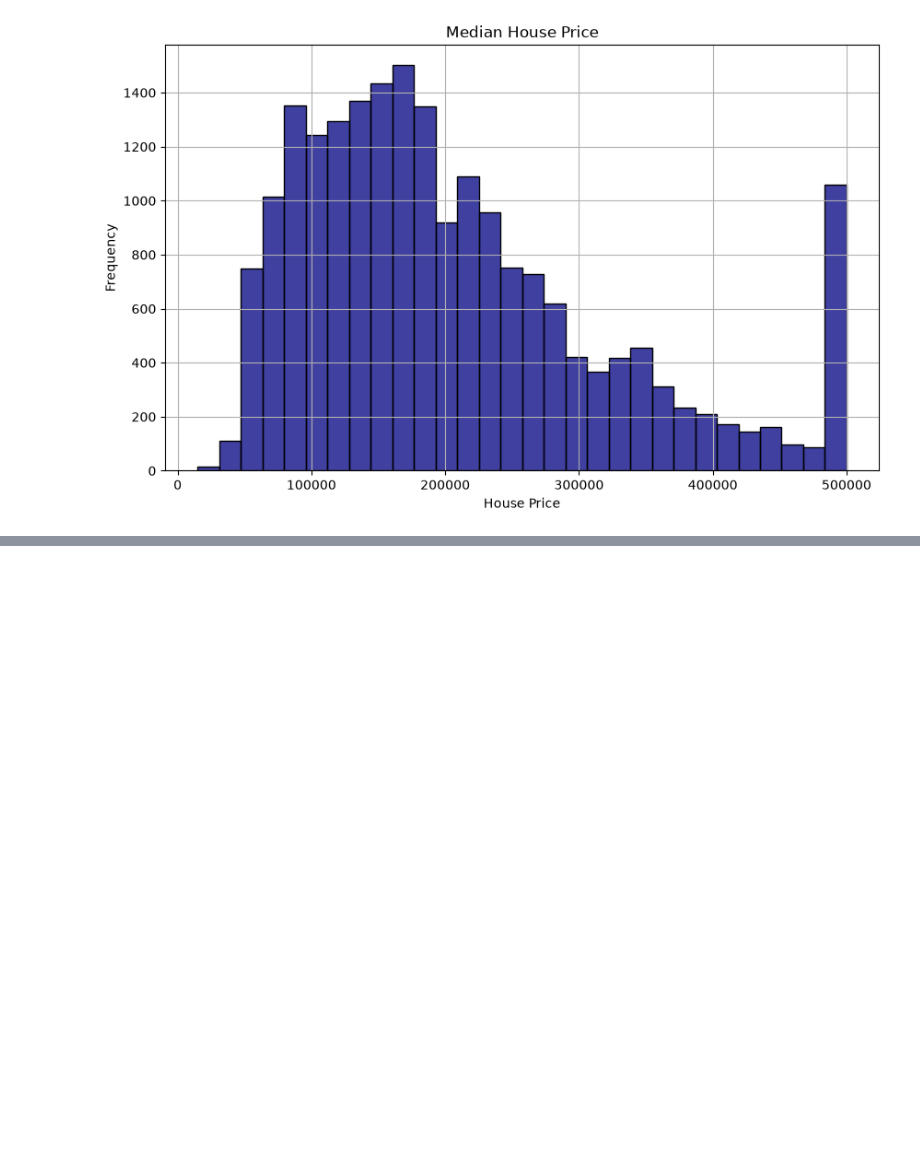
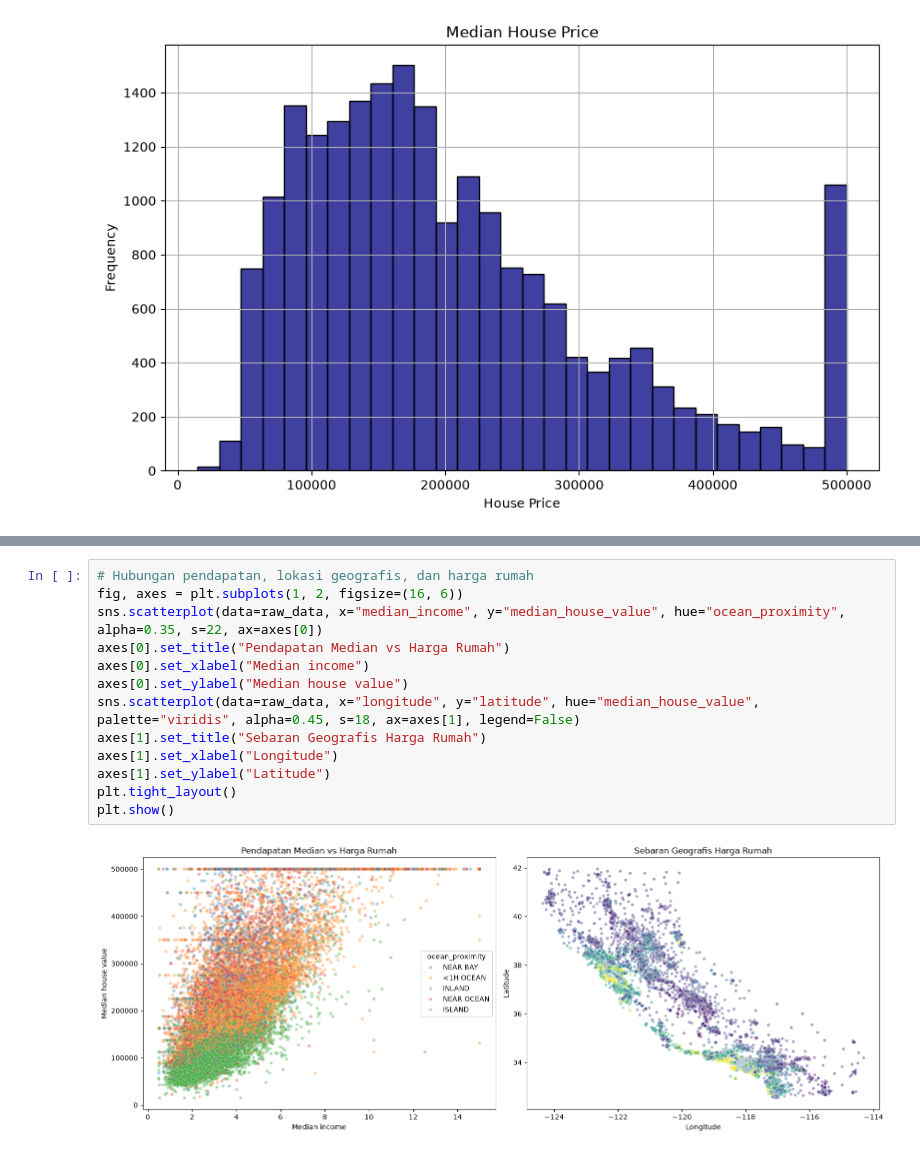
Before and after one commit to JuanRaphael/AgenPropertiLodan, a Jupyter notebook: notebooks/data_engineering.ipynb, the cells around one changed output, grey strips where cells are left out. Drawn from its saved outputs; the diff is of its cells as text; blank space fills up the shorter version.

```diff
--- a/notebooks/data_engineering.ipynb
+++ b/notebooks/data_engineering.ipynb
@@ -84,0 +172,15 @@ Plotting distribution of house prices
+# %%
+# Hubungan pendapatan, lokasi geografis, dan harga rumah
+fig, axes = plt.subplots(1, 2, figsize=(16, 6))
+sns.scatterplot(data=raw_data, x="median_income", y="median_house_value", hue="ocean_proximity", alpha=0.35, s=22, ax=axes[0])
+axes[0].set_title("Pendapatan Median vs Harga Rumah")
+axes[0].set_xlabel("Median income")
+axes[0].set_ylabel("Median house value")
+sns.scatterplot(data=raw_data, x="longitude", y="latitude", hue="median_house_value", palette="viridis", alpha=0.45, s=18, ax=axes[1], legend=False)
+axes[1].set_title("Sebaran Geografis Harga Rumah")
+axes[1].set_xlabel("Longitude")
+axes[1].set_ylabel("Latitude")
+plt.tight_layout()
+plt.show()
+# %% [output]
+[figure, added]
```
Also changed, not shown: parts of 6 cells of this notebook.
